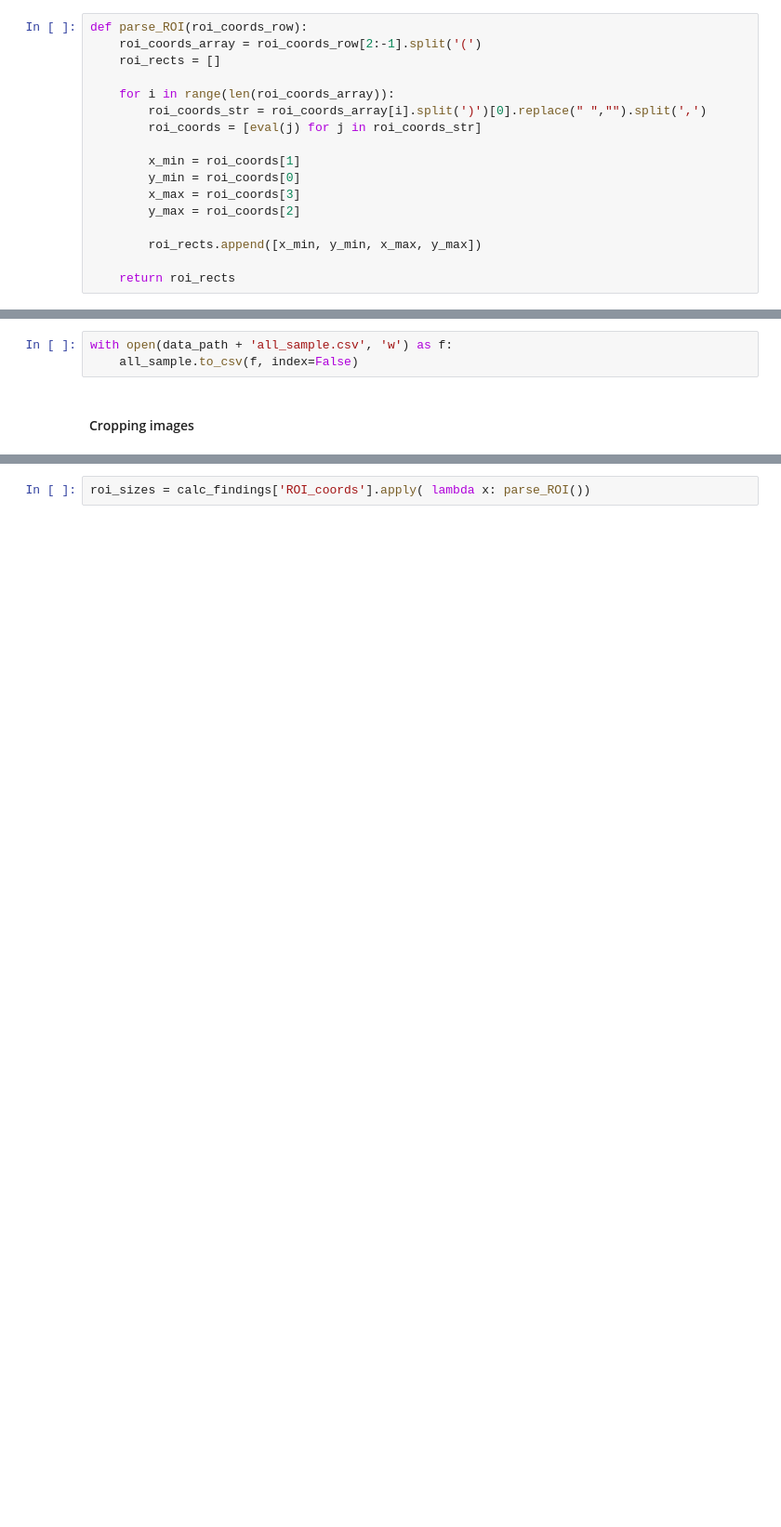
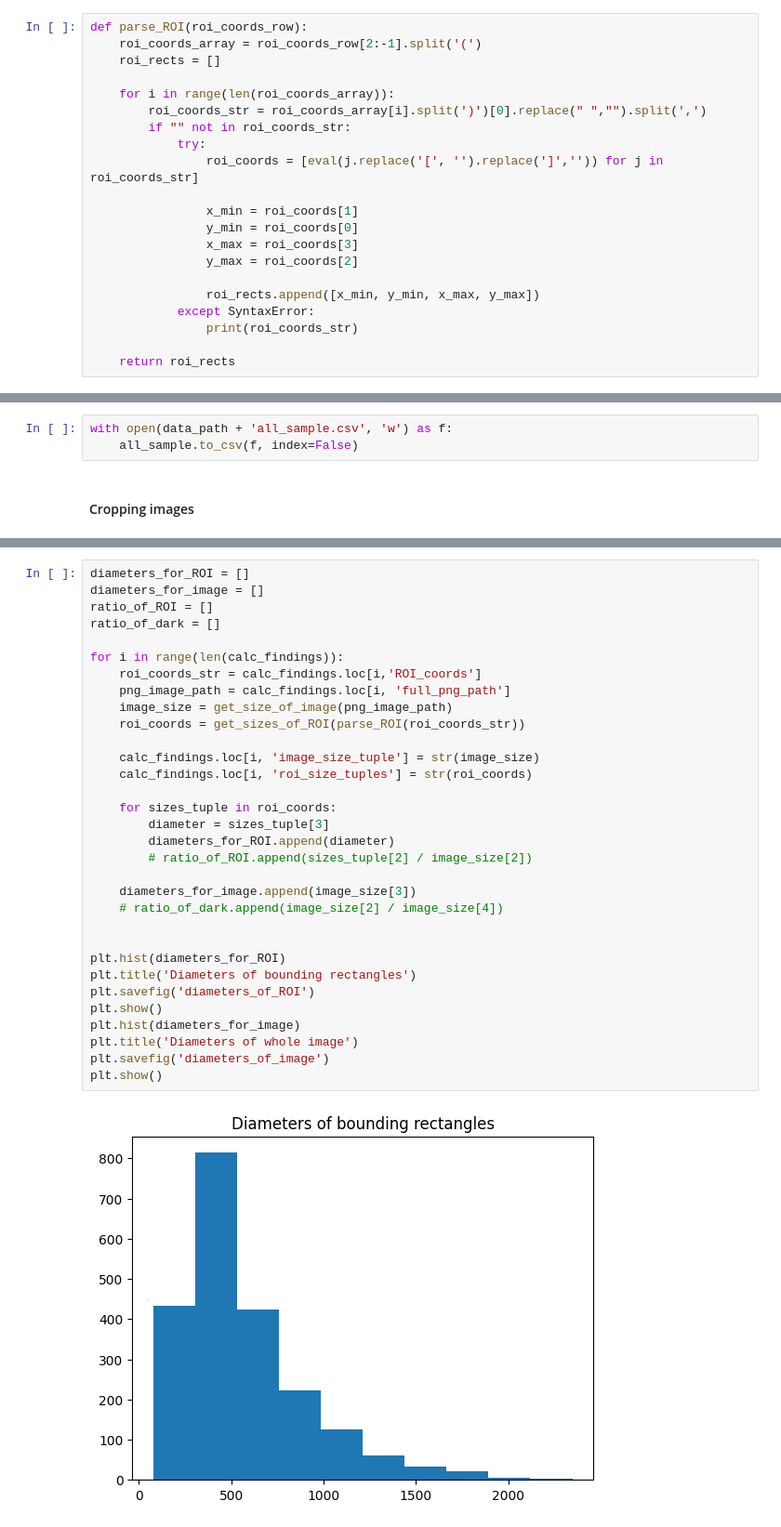
Before and after one commit to dudderThugger/laboratory-mammography, a Jupyter notebook: mammography_seg_ml.ipynb, the cells around one changed output, grey strips where cells are left out. Shown at 93% size. Drawn from its saved outputs; the diff is of its cells as text; blank space fills up the shorter version.

Commit message:
bounding box examining

```diff
--- a/mammography_seg_ml.ipynb
+++ b/mammography_seg_ml.ipynb
@@ -422,14 +422,18 @@ def parse_ROI(roi_coords_row):
 
     for i in range(len(roi_coords_array)):
         roi_coords_str = roi_coords_array[i].split(')')[0].replace(" ","").split(',')
-        roi_coords = [eval(j) for j in roi_coords_str]
+        if "" not in roi_coords_str:
+            try:
+                roi_coords = [eval(j.replace('[', '').replace(']','')) for j in roi_coords_str]
 
-        x_min = roi_coords[1]
-        y_min = roi_coords[0]
-        x_max = roi_coords[3]
-        y_max = roi_coords[2]
+                x_min = roi_coords[1]
+                y_min = roi_coords[0]
+                x_max = roi_coords[3]
+                y_max = roi_coords[2]
 
-        roi_rects.append([x_min, y_min, x_max, y_max])
+                roi_rects.append([x_min, y_min, x_max, y_max])
+            except SyntaxError:
+                print(roi_coords_str)
 
     return roi_rects
 # %%
@@ -750,2 +779,34 @@ def
 # %%
-roi_sizes = calc_findings['ROI_coords'].apply( lambda x: parse_ROI())
+diameters_for_ROI = []
+diameters_for_image = []
+ratio_of_ROI = []
+ratio_of_dark = []
+
+for i in range(len(calc_findings)):
+    roi_coords_str = calc_findings.loc[i,'ROI_coords']
+    png_image_path = calc_findings.loc[i, 'full_png_path']
+    image_size = get_size_of_image(png_image_path)
+    roi_coords = get_sizes_of_ROI(parse_ROI(roi_coords_str))
+
+    calc_findings.loc[i, 'image_size_tuple'] = str(image_size)
+    calc_findings.loc[i, 'roi_size_tuples'] = str(roi_coords)
+
+    for sizes_tuple in roi_coords:
+        diameter = sizes_tuple[3]
+        diameters_for_ROI.append(diameter)
+        # ratio_of_ROI.append(sizes_tuple[2] / image_size[2])
+
+    diameters_for_image.append(image_size[3])
+    # ratio_of_dark.append(image_size[2] / image_size[4])
+
+
+plt.hist(diameters_for_ROI)
+plt.title('Diameters of bounding rectangles')
+plt.savefig('diameters_of_ROI')
+plt.show()
+plt.hist(diameters_for_image)
+plt.title('Diameters of whole image')
+plt.savefig('diameters_of_image')
+plt.show()
+# %% [output]
+[figure, added]
```
Also changed, not shown: parts of 6 cells of this notebook, 3 other files.
